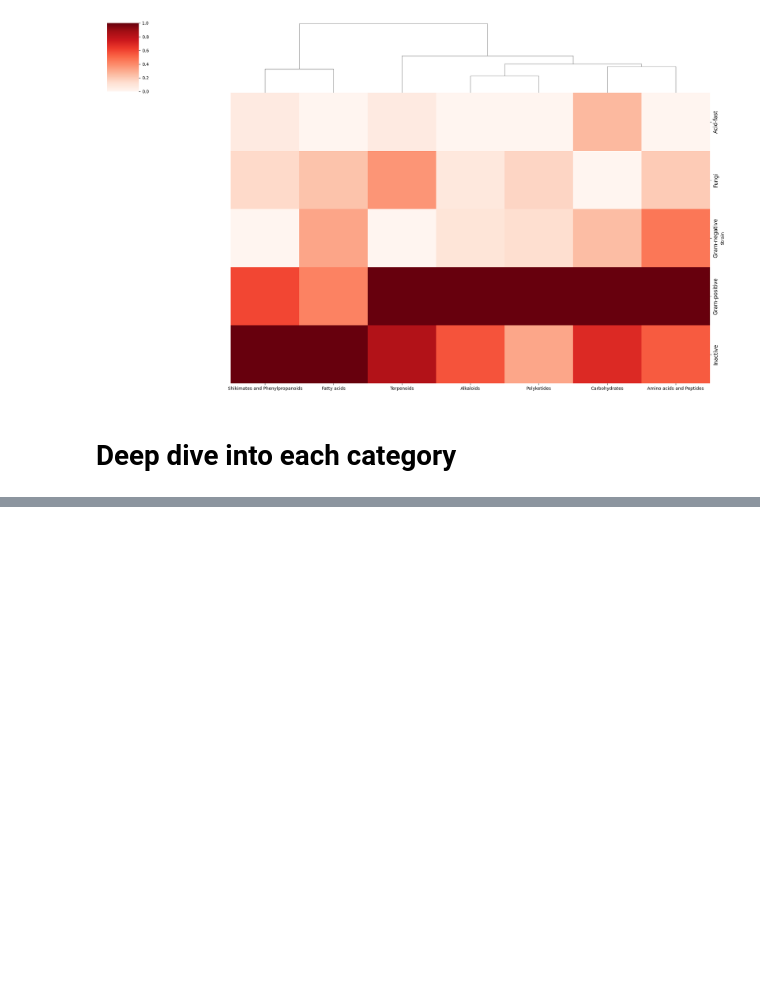
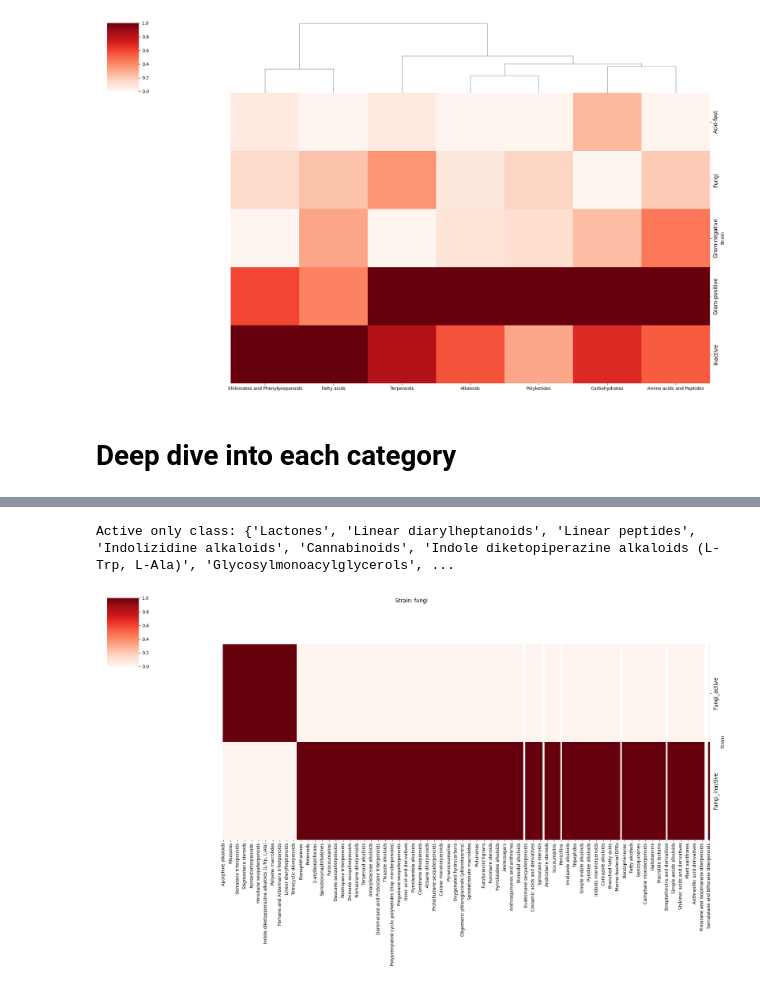
Before and after one commit to IMI-COMBINE/broad_spectrum_prediction, a Jupyter notebook: src/4_2_chem_class_analysis.ipynb, the cells around one changed output, grey strips where cells are left out. Saved outputs shown, nothing was run; the diff lists cells and outputs as text; code cells hidden in the pictures; blank space fills up the shorter version.

```diff
--- a/src/4_2_chem_class_analysis.ipynb
+++ b/src/4_2_chem_class_analysis.ipynb
@@ -516,0 +419,5 @@ chem_pathway_counter_dict = get_info_dict(chem_pathway_dict)
+# %%
+get_cluster_map(chem_class_dict, "fungi")
+# %% [output]
+Active only class: {'Lactones', 'Linear diarylheptanoids', 'Linear peptides', 'Indolizidine alkaloids', 'Cannabinoids', 'Indole diketopiperazine alkaloids (L-Trp, L-Ala)', 'Glycosylmonoacylglycerols', ...
+[figure, added]
```
Also changed, not shown: parts of 20 cells of this notebook, 1 other file.
